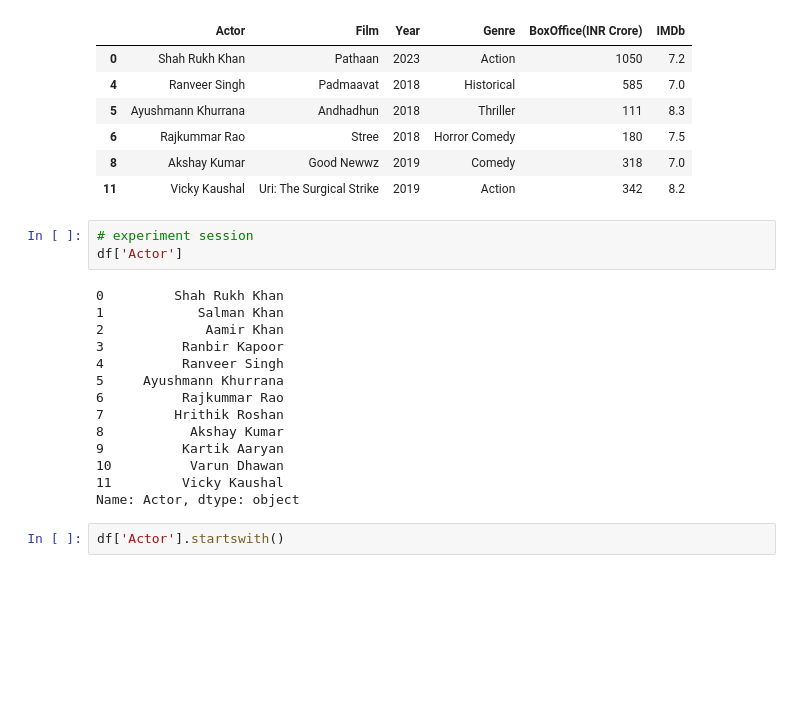
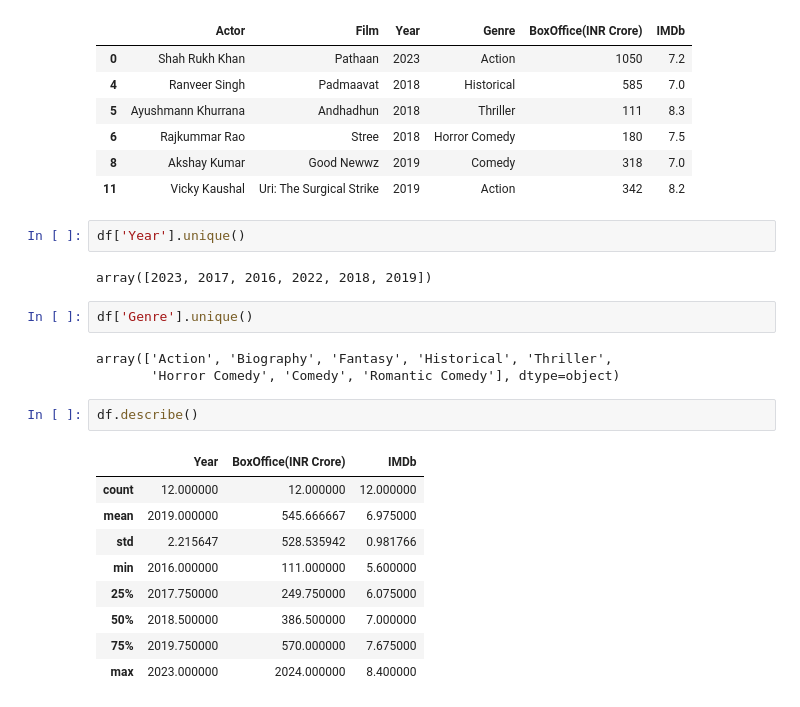
Before and after one commit to IndoKris/Data-Science, a Jupyter notebook: Pandas/Data Selecting and Filtering.ipynb, the cells around one changed output. Drawn from its saved outputs; the diff is of its cells as text; blank space fills up the shorter version.

```diff
--- a/Pandas/Data Selecting and Filtering.ipynb
+++ b/Pandas/Data Selecting and Filtering.ipynb
@@ -376,22 +376,24 @@ df.query("Year > 2017 and IMDb > 6.5")
 | 6 | Rajkummar Rao | Stree | 2018 | Horror Comedy | 180 | 7.5 |
 | 8 | Akshay Kumar | Good Newwz | 2019 | Comedy | 318 | 7.0 |
 | 11 | Vicky Kaushal | Uri: The Surgical Strike | 2019 | Action | 342 | 8.2 |
-# %%
-# experiment session
-df['Actor']
-# %% [output]
-0         Shah Rukh Khan
-1            Salman Khan
-2             Aamir Khan
-3          Ranbir Kapoor
-4          Ranveer Singh
-5     Ayushmann Khurrana
-6          Rajkummar Rao
-7         Hrithik Roshan
-8           Akshay Kumar
-9          Kartik Aaryan
-10          Varun Dhawan
-11         Vicky Kaushal
-Name: Actor, dtype: object
-# %%
-df['Actor'].startswith()
+# %%
+df['Year'].unique()
+# %% [output]
+array([2023, 2017, 2016, 2022, 2018, 2019])
+# %%
+df['Genre'].unique()
+# %% [output]
+array(['Action', 'Biography', 'Fantasy', 'Historical', 'Thriller',
+       'Horror Comedy', 'Comedy', 'Romantic Comedy'], dtype=object)
+# %%
+df.describe()
+# %% [output]
+|  | Year | BoxOffice(INR Crore) | IMDb |
+| count | 12.000000 | 12.000000 | 12.000000 |
+| mean | 2019.000000 | 545.666667 | 6.975000 |
+| std | 2.215647 | 528.535942 | 0.981766 |
+| min | 2016.000000 | 111.000000 | 5.600000 |
+| 25% | 2017.750000 | 249.750000 | 6.075000 |
+| 50% | 2018.500000 | 386.500000 | 7.000000 |
+| 75% | 2019.750000 | 570.000000 | 7.675000 |
+| max | 2023.000000 | 2024.000000 | 8.400000 |
```
Also changed, not shown: parts of 5 cells of this notebook.
